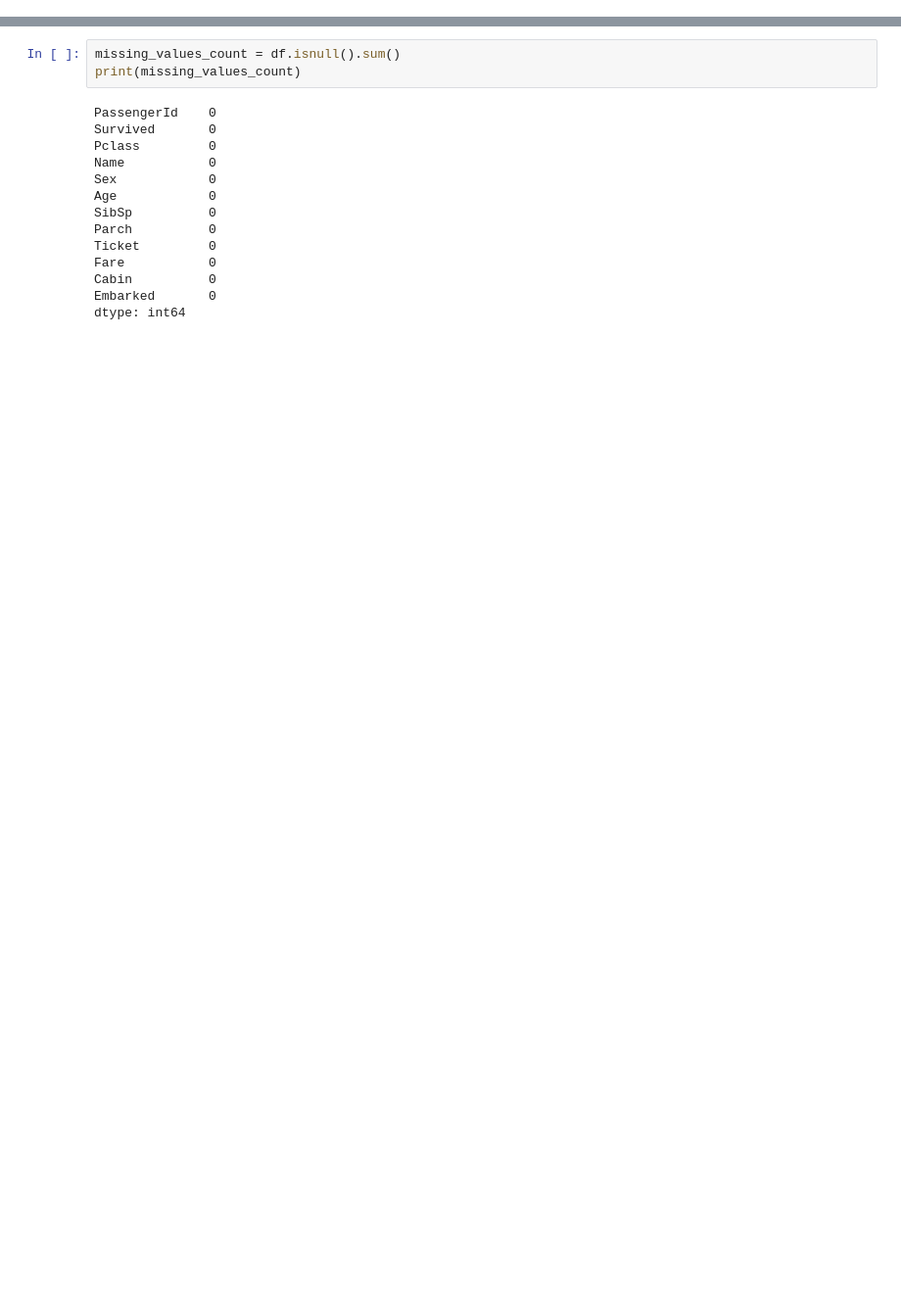
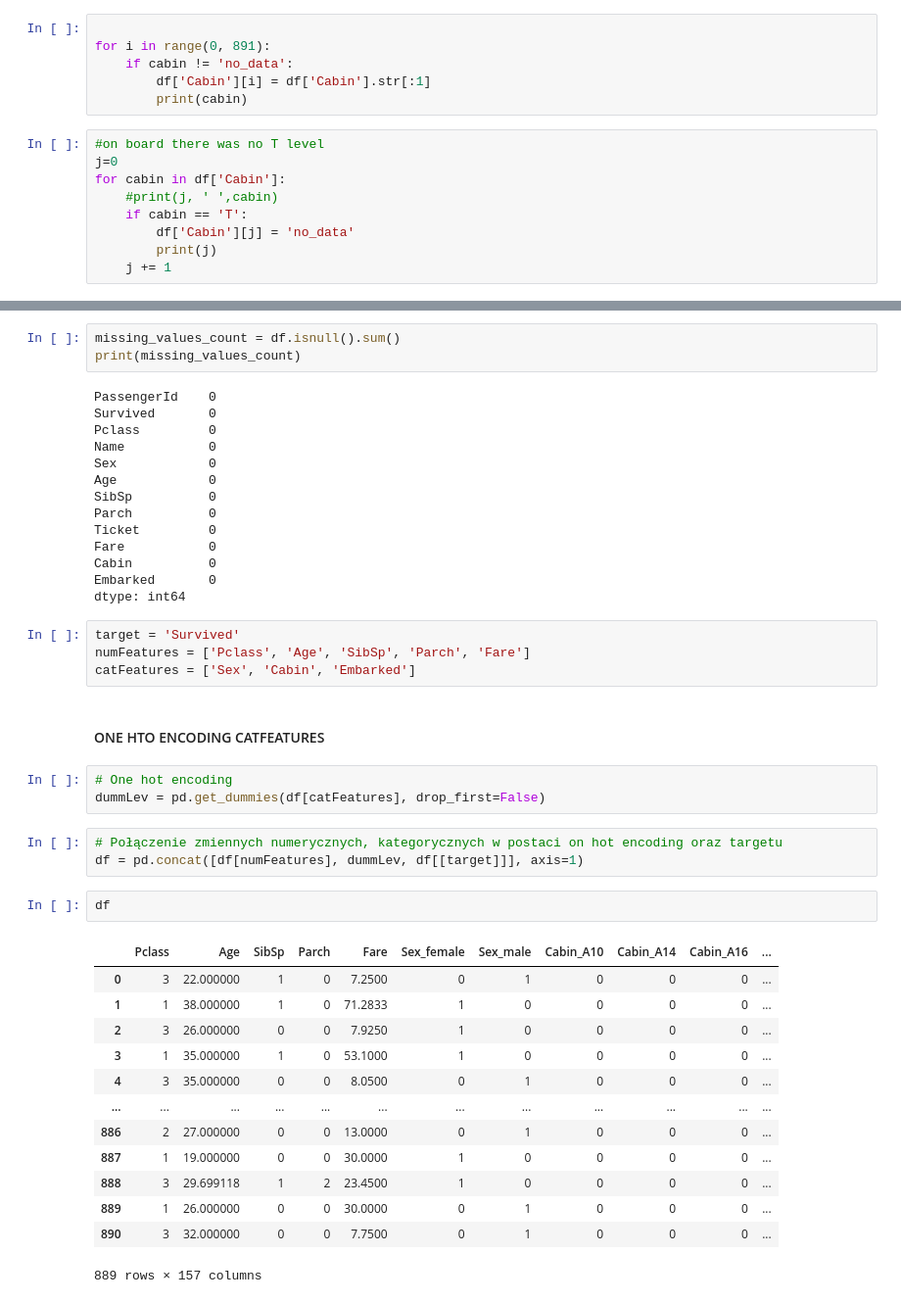
Before and after one commit to agomolka/KaggleTitanicCompetition, a Jupyter notebook: better_titanic.ipynb, the cells around one changed output, grey strips where cells are left out. Shown at 98% size. Drawn from its saved outputs; the diff is of its cells as text; blank space fills up the shorter version.

Commit message:
Cleaning and preparing data

```diff
--- a/better_titanic.ipynb
+++ b/better_titanic.ipynb
@@ -229,0 +253,15 @@ dtype: int64
+# %%
+
+for i in range(0, 891):
+    if cabin != 'no_data':
+        df['Cabin'][i] = df['Cabin'].str[:1]
+        print(cabin)
+# %%
+#on board there was no T level
+j=0
+for cabin in df['Cabin']:
+    #print(j, ' ',cabin)
+    if cabin == 'T':
+        df['Cabin'][j] = 'no_data'
+        print(j)
+    j += 1
@@ -267,3 +333,31 @@ Fare           0
 Cabin          0
 Embarked       0
 dtype: int64
+# %%
+target = 'Survived'
+numFeatures = ['Pclass', 'Age', 'SibSp', 'Parch', 'Fare']
+catFeatures = ['Sex', 'Cabin', 'Embarked']
+# %% [markdown]
+#### ONE HTO ENCODING CATFEATURES
+# %%
+# One hot encoding
+dummLev = pd.get_dummies(df[catFeatures], drop_first=False)
+# %%
+# Połączenie zmiennych numerycznych, kategorycznych w postaci on hot encoding oraz targetu
+df = pd.concat([df[numFeatures], dummLev, df[[target]]], axis=1)
+# %%
+df
+# %% [output]
+|  | Pclass | Age | SibSp | Parch | Fare | Sex_female | Sex_male | Cabin_A10 | Cabin_A14 | Cabin_A16 | ... |
+| 0 | 3 | 22.000000 | 1 | 0 | 7.2500 | 0 | 1 | 0 | 0 | 0 | ... |
+| 1 | 1 | 38.000000 | 1 | 0 | 71.2833 | 1 | 0 | 0 | 0 | 0 | ... |
+| 2 | 3 | 26.000000 | 0 | 0 | 7.9250 | 1 | 0 | 0 | 0 | 0 | ... |
+| 3 | 1 | 35.000000 | 1 | 0 | 53.1000 | 1 | 0 | 0 | 0 | 0 | ... |
+| 4 | 3 | 35.000000 | 0 | 0 | 8.0500 | 0 | 1 | 0 | 0 | 0 | ... |
+| ... | ... | ... | ... | ... | ... | ... | ... | ... | ... | ... | ... |
+| 886 | 2 | 27.000000 | 0 | 0 | 13.0000 | 0 | 1 | 0 | 0 | 0 | ... |
+| 887 | 1 | 19.000000 | 0 | 0 | 30.0000 | 1 | 0 | 0 | 0 | 0 | ... |
+| 888 | 3 | 29.699118 | 1 | 2 | 23.4500 | 1 | 0 | 0 | 0 | 0 | ... |
+| 889 | 1 | 26.000000 | 0 | 0 | 30.0000 | 0 | 1 | 0 | 0 | 0 | ... |
+| 890 | 3 | 32.000000 | 0 | 0 | 7.7500 | 0 | 1 | 0 | 0 | 0 | ... |
+889 rows × 157 columns
```
Also changed, not shown: parts of 19 cells of this notebook.
